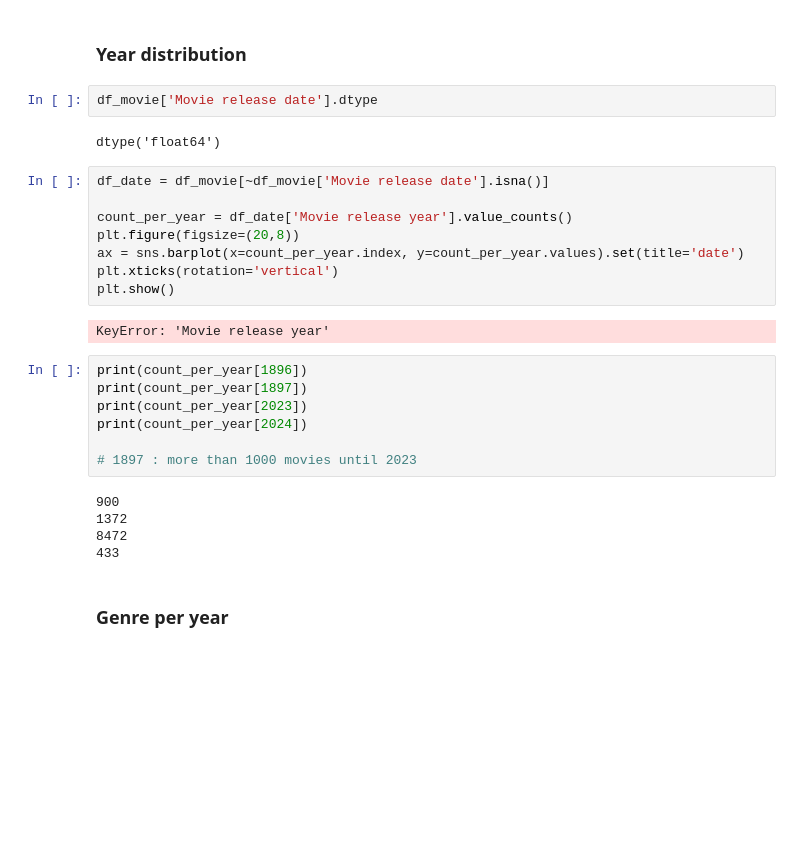
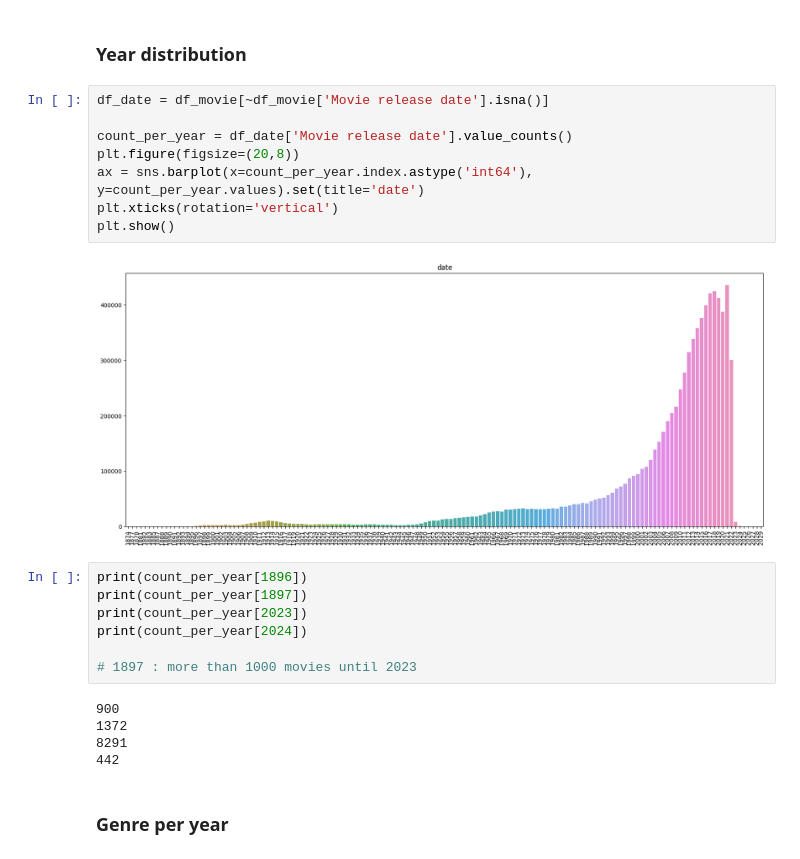
Before and after one commit to epfl-ada/ada-2022-project-nolemonnomelon, a Jupyter notebook: Exploratory.ipynb, the cells around one changed output. Cells and saved outputs as stored; diff of their text form; blank space fills up the shorter version.

Commit message:
plot

```diff
--- a/Exploratory.ipynb
+++ b/Exploratory.ipynb
@@ -32,19 +32,15 @@ plt.show()
 # %% [markdown]
 ### Year distribution
-# %%
-df_movie['Movie release date'].dtype
-# %% [output]
-dtype('float64')
 # %%
 df_date = df_movie[~df_movie['Movie release date'].isna()]
 
-count_per_year = df_date['Movie release year'].value_counts()
+count_per_year = df_date['Movie release date'].value_counts()
 plt.figure(figsize=(20,8))
-ax = sns.barplot(x=count_per_year.index, y=count_per_year.values).set(title='date')
+ax = sns.barplot(x=count_per_year.index.astype('int64'), y=count_per_year.values).set(title='date')
 plt.xticks(rotation='vertical')
 plt.show()
 # %% [output]
-KeyError: 'Movie release year'
+[figure, added]
 # %%
 print(count_per_year[1896])
 print(count_per_year[1897])
@@ -55,8 +51,8 @@ print(count_per_year[2024])
 # %% [output]
 900
 1372
-8472
-433
+8291
+442
 # %% [markdown]
 ### Genre per year
 # %%
```
Also changed, not shown: parts of 43 cells of this notebook.
